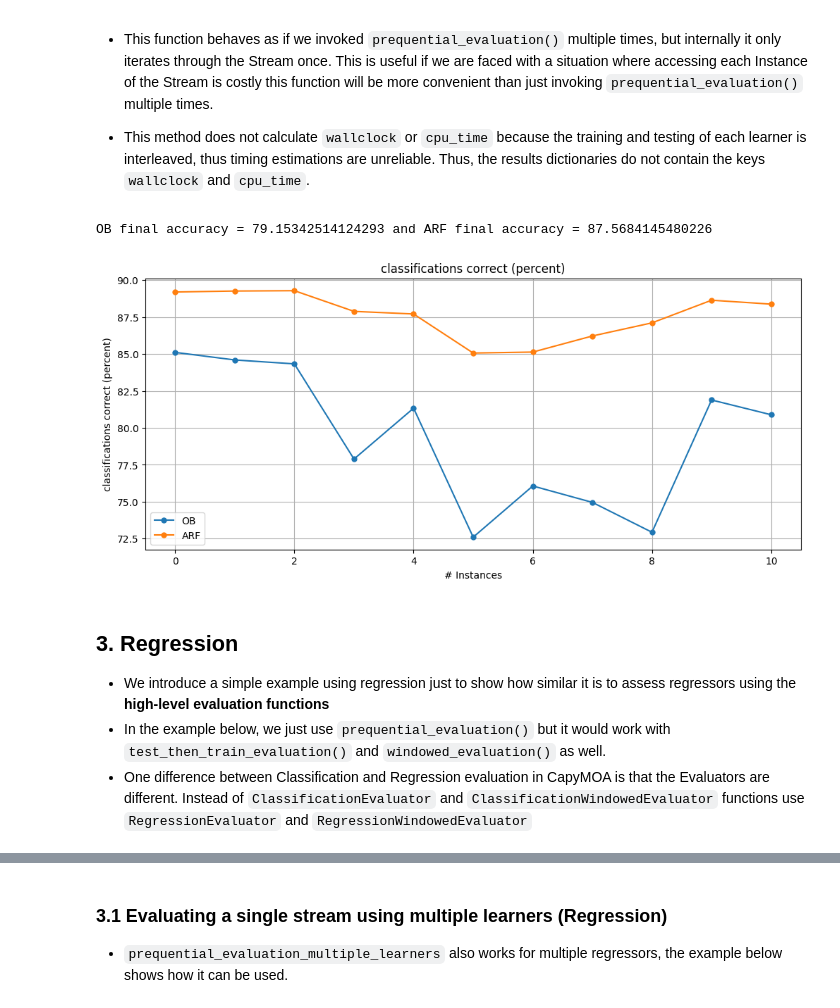
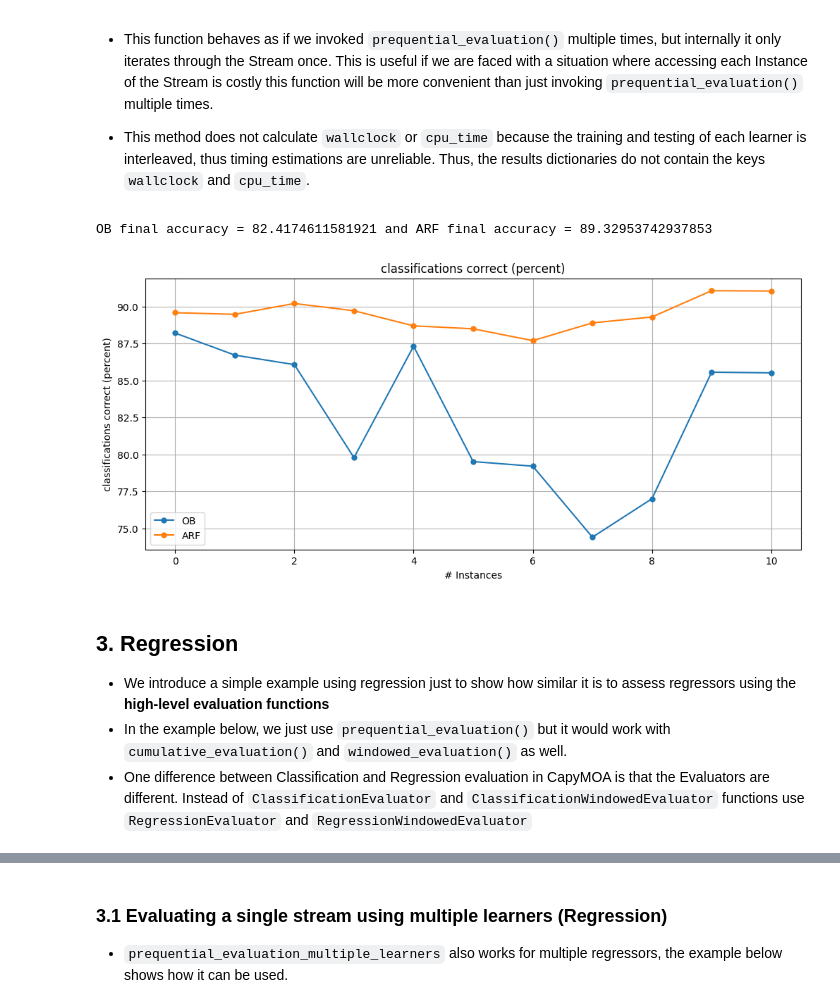
Before and after one commit to adaptive-machine-learning/CapyMOA, a Jupyter notebook: notebooks/01_evaluation.ipynb, the cells around one changed output, grey strips where cells are left out. Saved outputs shown, nothing was run; the diff lists cells and outputs as text; code cells hidden in the pictures.

````diff
--- a/notebooks/01_evaluation.ipynb
+++ b/notebooks/01_evaluation.ipynb
@@ -35,11 +29,11 @@ csv_fried_path = '../data/fried.csv'
 
 For further insight into the specifics of the Evaluators, please refer to the documentation: https://www.capymoa.org
 # %%
-from capymoa.stream import stream_from_file
+from capymoa.datasets import Electricity
 from capymoa.evaluation import ClassificationWindowedEvaluator, ClassificationEvaluator
 from capymoa.classifier import AdaptiveRandomForestClassifier
 
-stream = stream_from_file(path_to_csv_or_arff=csv_elec_path)
+stream = Electricity()
 
 ARF = AdaptiveRandomForestClassifier(schema=stream.get_schema(), ensemble_size=10)
 
@@ -278,26 +272,24 @@ All the metrics accessible through the Evaluator:
 * This method does not calculate ```wallclock``` or ```cpu_time``` because the training and testing of each learner is interleaved, thus timing estimations are unreliable. Thus, the results dictionaries do not contain the keys ```wallclock``` and ```cpu_time```.
 # %%
 from capymoa.evaluation import prequential_evaluation_multiple_learners
-
-stream = stream_from_file(path_to_csv_or_arff=arff_elec_path)
 
 # Define the learners + an alias (dictionary key)
 learners = {
     'OB': OnlineBagging(schema=stream.get_schema(), ensemble_size=10),
     'ARF': AdaptiveRandomForestClassifier(schema=stream.get_schema(), ensemble_size=10)
 }
 
 results = prequential_evaluation_multiple_learners(stream, learners, window_size=4500)
 
 print(f"OB final accuracy = {results['OB']['cumulative'].accuracy()} and ARF final accuracy = {results['ARF']['cumulative'].accuracy()}")
 plot_windowed_results(results['OB'], results['ARF'], metric="classifications correct (percent)")
 # %% [output]
-OB final accuracy = 79.15342514124293 and ARF final accuracy = 87.5684145480226
+OB final accuracy = 82.4174611581921 and ARF final accuracy = 89.32953742937853
-[figure, old version]
+[figure, new version]
 # %% [markdown]
 ## 3. Regression
 
 * We introduce a simple example using regression just to show how similar it is to assess regressors using the **high-level evaluation functions**
-* In the example below, we just use ```prequential_evaluation()``` but it would work with ```test_then_train_evaluation()``` and ```windowed_evaluation()``` as well.
+* In the example below, we just use ```prequential_evaluation()``` but it would work with ```cumulative_evaluation()``` and ```windowed_evaluation()``` as well.
 * One difference between Classification and Regression evaluation in CapyMOA is that the Evaluators are different. Instead of ```ClassificationEvaluator``` and ```ClassificationWindowedEvaluator``` functions use ```RegressionEvaluator``` and ```RegressionWindowedEvaluator```
 # %%
````
Also changed, not shown: parts of 12 cells of this notebook, 5 other files.
